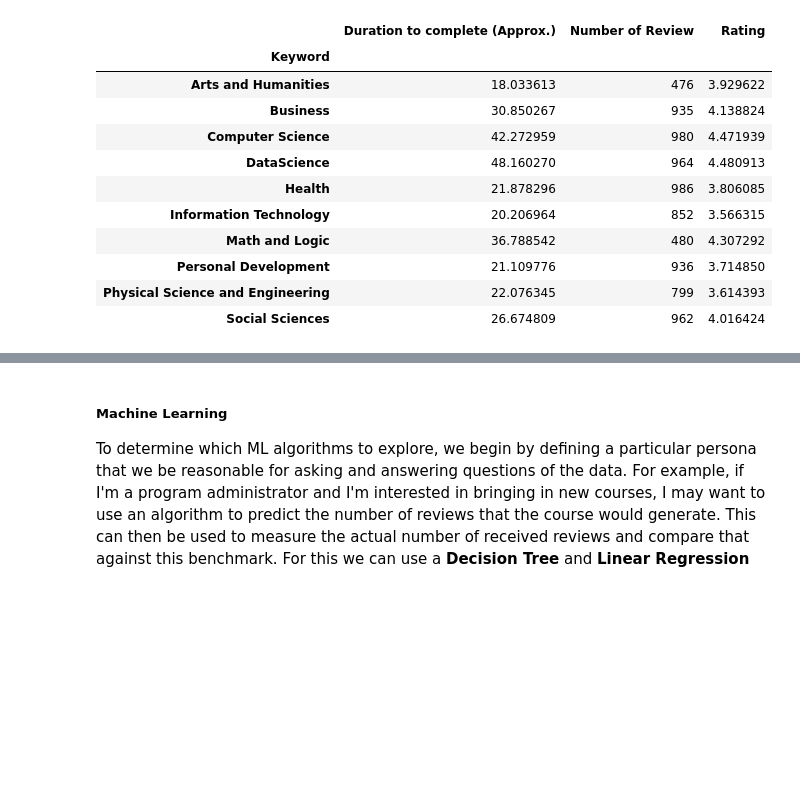
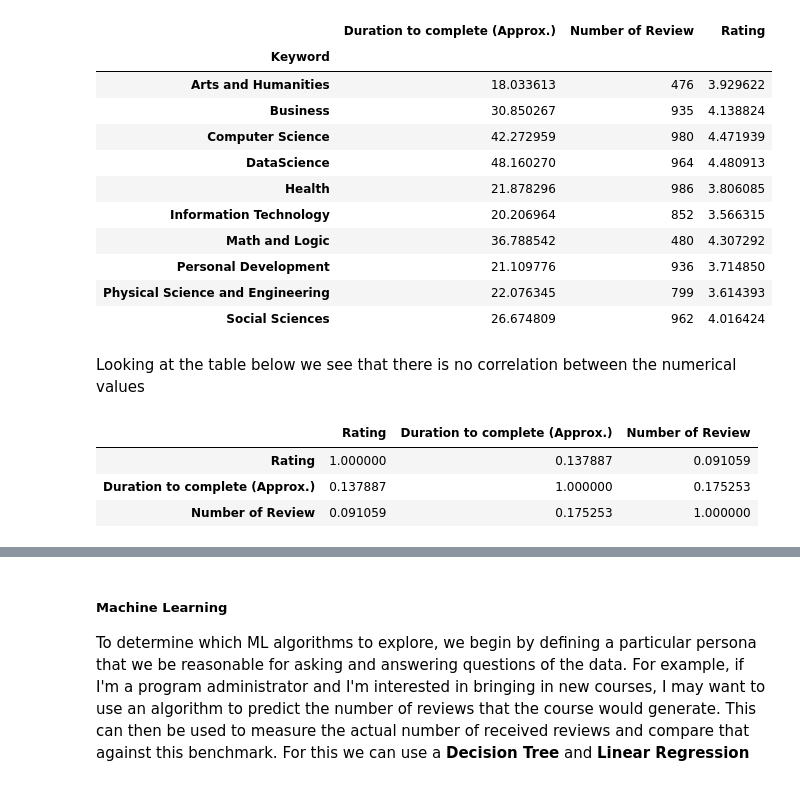
Before and after one commit to klmartin1998/spring2024-data622, a Jupyter notebook: assignments/assignment1/DATA 622 - Homework #1.ipynb, the cells around one changed output, grey strips where cells are left out. Saved outputs shown, nothing was run; the diff lists cells and outputs as text; code cells hidden in the pictures; blank space fills up the shorter version.

```diff
--- a/assignments/assignment1/DATA 622 - Homework #1.ipynb
+++ b/assignments/assignment1/DATA 622 - Homework #1.ipynb
@@ -164,3 +178,12 @@ pd.pivot_table(df1, index=['Keyword'], values=['Rating', 'Number of Review','Dur
 | Personal Development | 21.109776 | 936 | 3.714850 |
 | Physical Science and Engineering | 22.076345 | 799 | 3.614393 |
 | Social Sciences | 26.674809 | 962 | 4.016424 |
+# %% [markdown]
+Looking at the table below we see that there is no correlation between the numerical values
+# %%
+df1.loc[:,df1.dtypes != 'object'].corr()
+# %% [output]
+|  | Rating | Duration to complete (Approx.) | Number of Review |
+| Rating | 1.000000 | 0.137887 | 0.091059 |
+| Duration to complete (Approx.) | 0.137887 | 1.000000 | 0.175253 |
+| Number of Review | 0.091059 | 0.175253 | 1.000000 |
```
Also changed, not shown: parts of 23 cells of this notebook.
